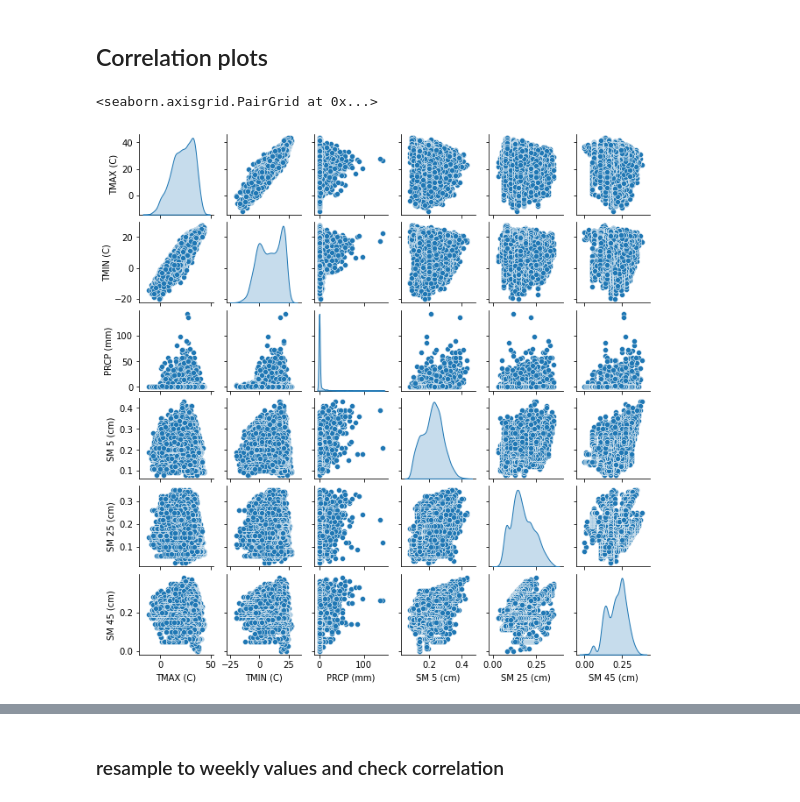
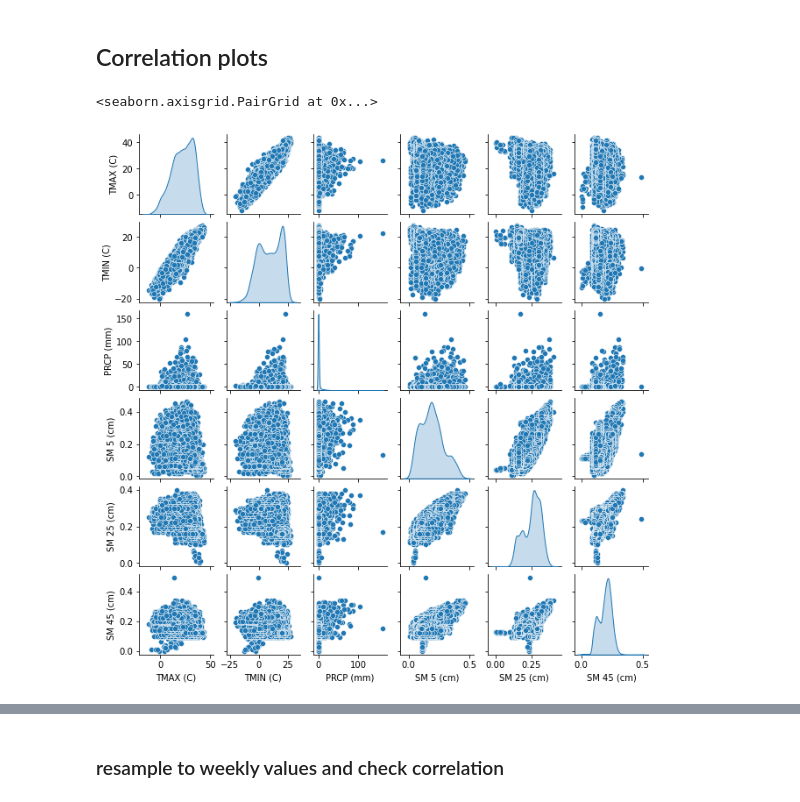
Before and after one commit to chizeni24/USDA, a Jupyter notebook: Lake creek crop yeild XAI.ipynb, the cells around one changed output, grey strips where cells are left out. Saved outputs shown, nothing was run; the diff lists cells and outputs as text; code cells hidden in the pictures.

```diff
--- a/Lake creek crop yeild XAI.ipynb
+++ b/Lake creek crop yeild XAI.ipynb
@@ -170,0 +135,5 @@ status(df_AI)
+# %%
+# replace all odd values due to instrument reading and linear interpolate
+df_F108 = df_F108.replace(-571.105400, np.nan)
+df_F108 = df_F108.interpolate(method='linear', limit_direction='both')
+status(df_F108)
@@ -170,0 +150,11 @@ status(df_AI)
+# %%
+df_F108 = df_F108.merge(df_station['F108'].drop(columns='mm'),
+                        how='inner', on='Date')
+
+# set the date as the index of the dataframe
+df_F108 = df_F108.set_index('Date')
+
+# Rename the soil columns
+df_F108 = df_F108.rename(columns={"5 cm": "SM 5 (cm)",
+                                  "25 cm": "SM 25 (cm)",
+                                  "45 cm": "SM 45 (cm)"})
@@ -170,0 +163,5 @@ status(df_AI)
+# %%
+# replace all the -998  adn -996 with np.nan
+df_F108 = df_F108.replace([-998, -996], np.nan)
+
+status(df_F108)
@@ -170,0 +208,4 @@ status(df_AI)
+# %%
+df_F108 = df_F108.loc['2005-08-26':].interpolate(
+    method='linear', limit_direction='both')
+status(df_F108)
@@ -171,7 +235,7 @@ status(df_AI)
 # %% [markdown]
 ## Correlation plots
 # %%
-sns.pairplot(df_AI, diag_kind='kde', height=1.5)
+sns.pairplot(df_F108, diag_kind='kde', height=1.5)
 # %% [output]
 <seaborn.axisgrid.PairGrid at 0x...>
-[figure, old version]
+[figure, new version]
```
Also changed, not shown: parts of 91 cells of this notebook, 8 other files.
